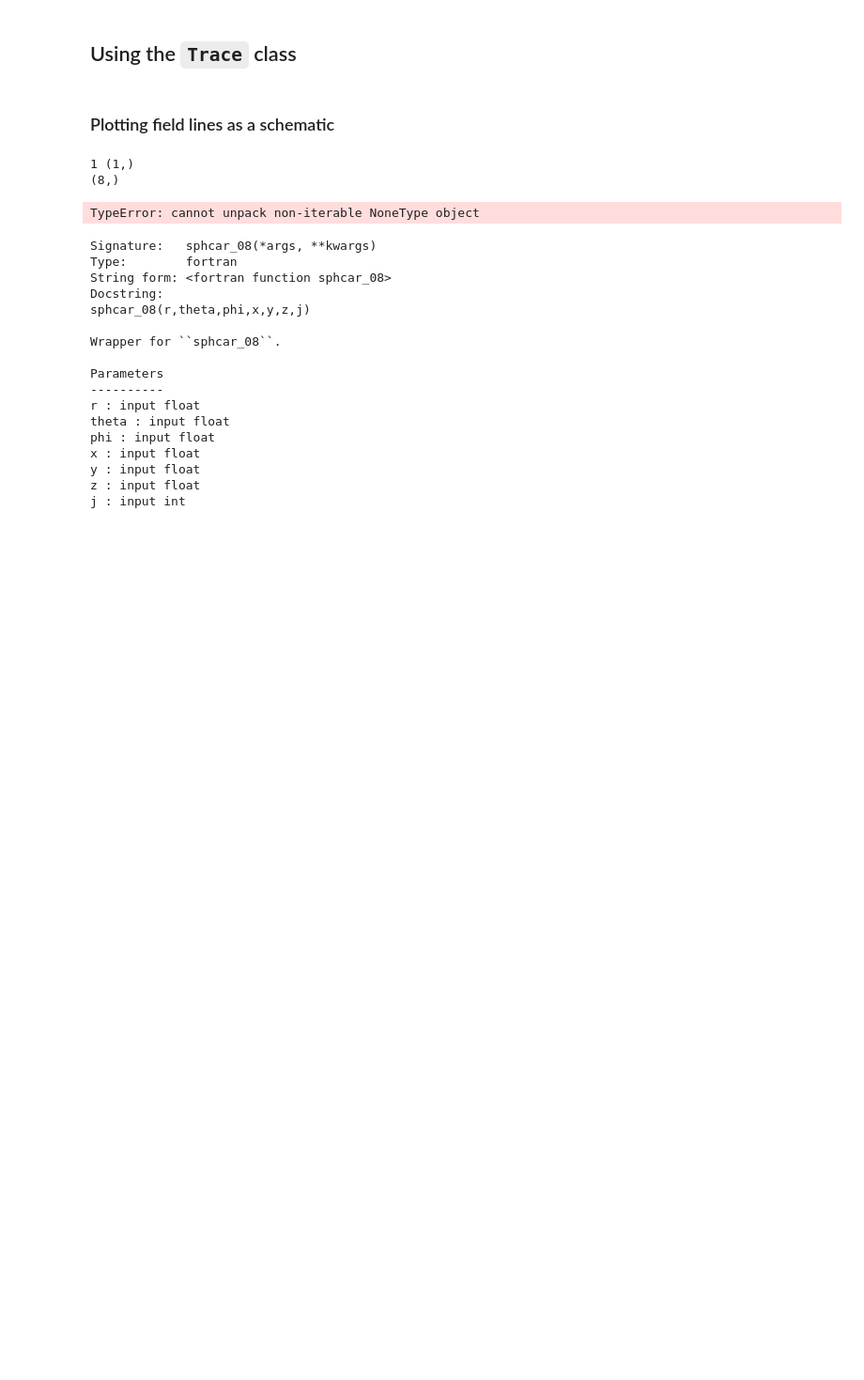
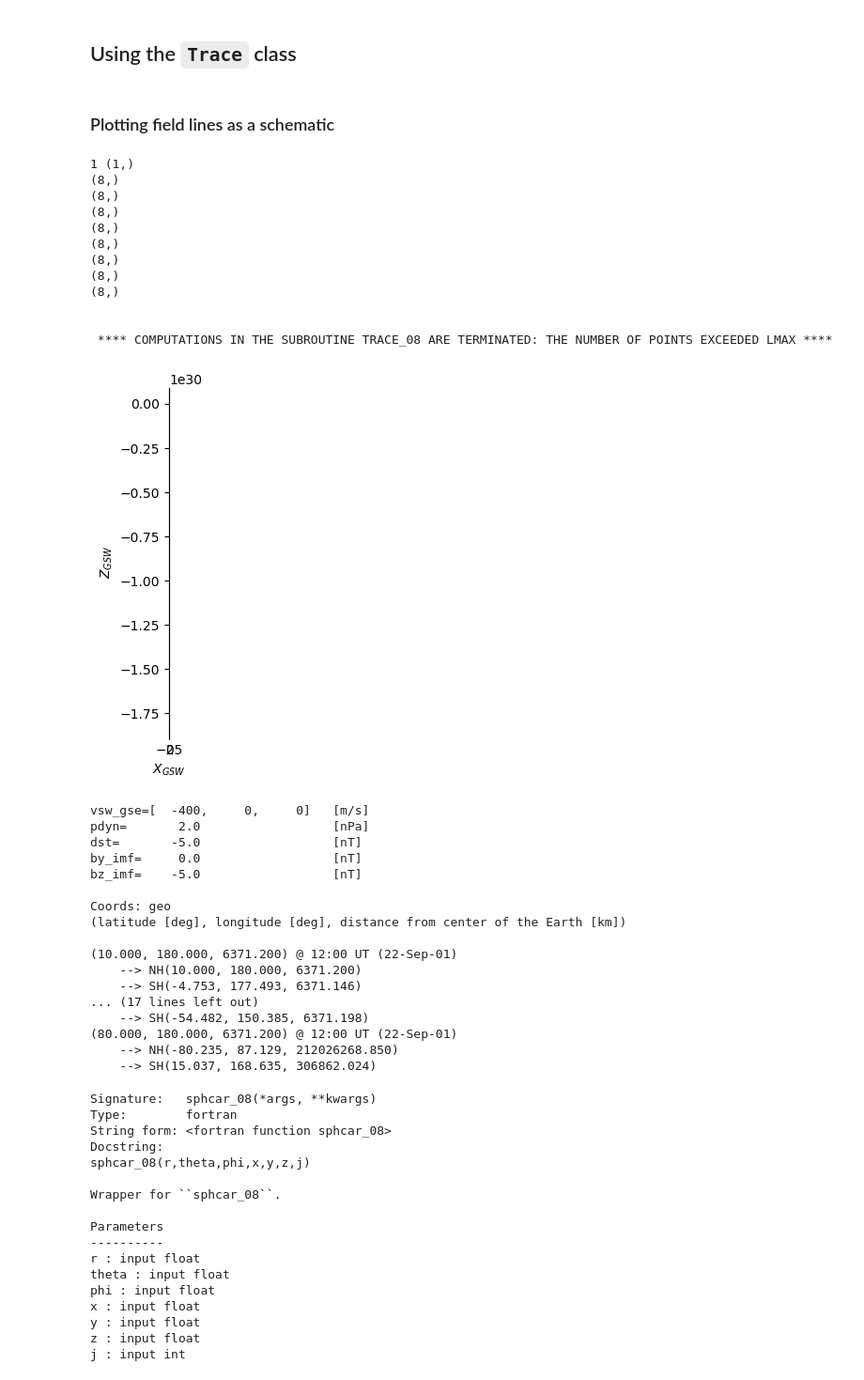
Before and after one commit to johncoxon/tsyganenko, a Jupyter notebook: notebooks/Tsyganenko - Python examples.ipynb, the cells around one changed output. Shown: that part at 94% size. Drawn from its saved outputs; the diff is of its cells as text; code cells hidden in the pictures; blank space fills up the shorter version.

```diff
--- a/notebooks/Tsyganenko - Python examples.ipynb
+++ b/notebooks/Tsyganenko - Python examples.ipynb
@@ -10,18 +10,45 @@ import geopack_tsyganenko
 # %% [markdown]
 ### Plotting field lines as a schematic
 # %%
-trace_dt = datetime.datetime(2001,9,22,12)
+trace_dt = dt.datetime(2001,9,22,12)
 lats = np.arange(10, 90, 10)
 lons = 180.
-rhos = tsy.earth_radius
-trace = tsy.Trace(lats, lons, rhos, datetime=trace_dt)
+rhos = earth_radius
+trace = Trace(lats, lons, rhos, datetime=trace_dt)
 ax = trace.plot()
 plt.show()
 print(trace)
 # %% [output]
 1 (1,)
 (8,)
+(8,)
+(8,)
+(8,)
+(8,)
+(8,)
+(8,)
+(8,)
+
+
+ **** COMPUTATIONS IN THE SUBROUTINE TRACE_08 ARE TERMINATED: THE NUMBER OF POINTS EXCEEDED LMAX ****
+[figure, added]
-TypeError: cannot unpack non-iterable NoneType object
+vsw_gse=[  -400,     0,     0]   [m/s]
+pdyn=       2.0                  [nPa]
+dst=       -5.0                  [nT]
+by_imf=     0.0                  [nT]
+bz_imf=    -5.0                  [nT]
+
+Coords: geo
+(latitude [deg], longitude [deg], distance from center of the Earth [km])
+
+(10.000, 180.000, 6371.200) @ 12:00 UT (22-Sep-01)
+    --> NH(10.000, 180.000, 6371.200)
+    --> SH(-4.753, 177.493, 6371.146)
+... (17 lines left out)
+    --> SH(-54.482, 150.385, 6371.198)
+(80.000, 180.000, 6371.200) @ 12:00 UT (22-Sep-01)
+    --> NH(-80.235, 87.129, 212026268.850)
+    --> SH(15.037, 168.635, 306862.024)
 # %%
 from geopack import sphcar_08
 # %%
```
Also changed, not shown: parts of 2 cells of this notebook, 1 other file.
